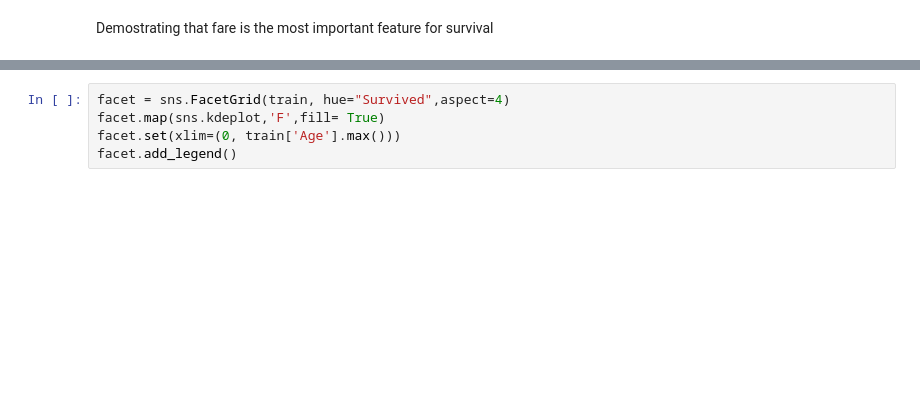
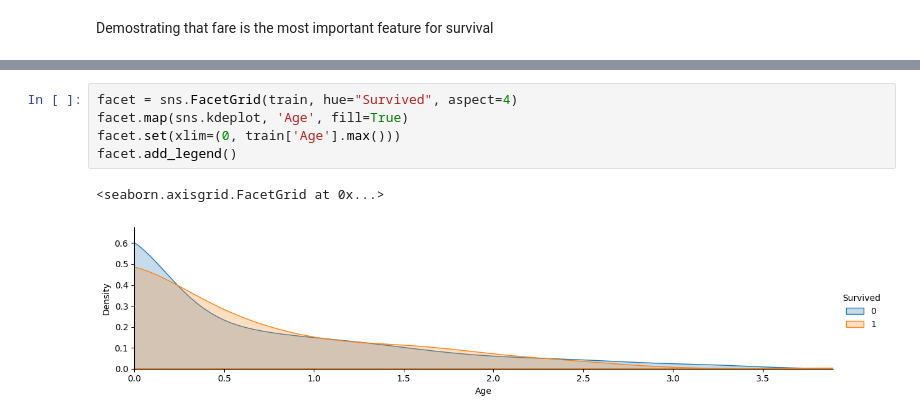
Before and after one commit to kyle-kyhu/dsml_capstone, a Jupyter notebook: titanic_analysis.ipynb, the cells around one changed output, grey strips where cells are left out. Drawn from its saved outputs; the diff is of its cells as text; blank space fills up the shorter version.

```diff
--- a/titanic_analysis.ipynb
+++ b/titanic_analysis.ipynb
@@ -263,8 +432,11 @@ facet.add_legend()
 # %%
-facet = sns.FacetGrid(train, hue="Survived",aspect=4)
-facet.map(sns.kdeplot,'F',fill= True)
+facet = sns.FacetGrid(train, hue="Survived", aspect=4)
+facet.map(sns.kdeplot, 'Age', fill=True)
 facet.set(xlim=(0, train['Age'].max()))
 facet.add_legend()
+# %% [output]
+<seaborn.axisgrid.FacetGrid at 0x...>
+[figure, added]
 # %%
 # Prepare the test dataset
 test['Age'] = test['Age'].fillna(train['Age'].median())
```
Also changed, not shown: parts of 28 cells of this notebook.
